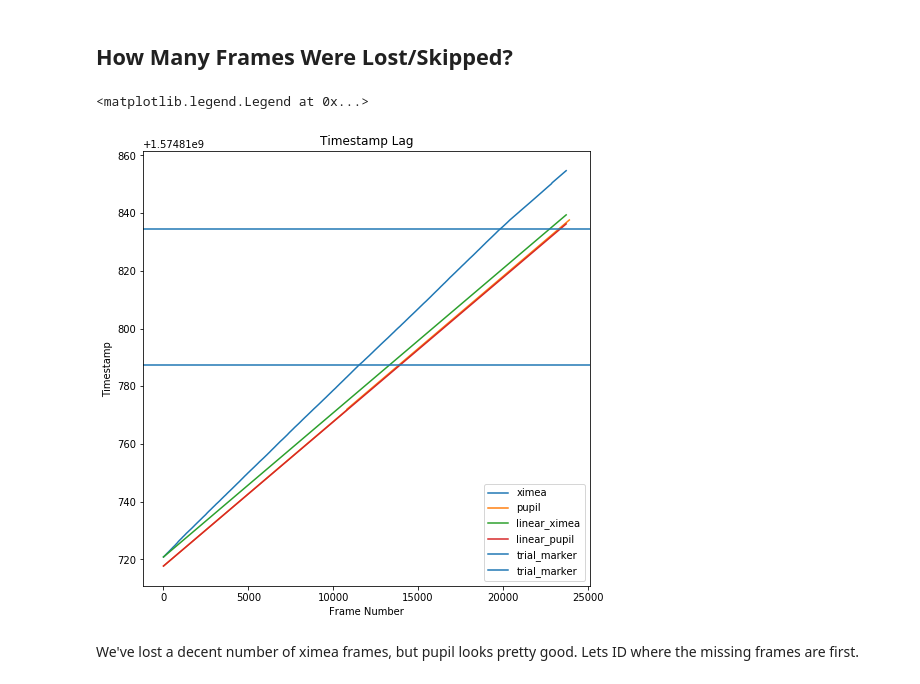
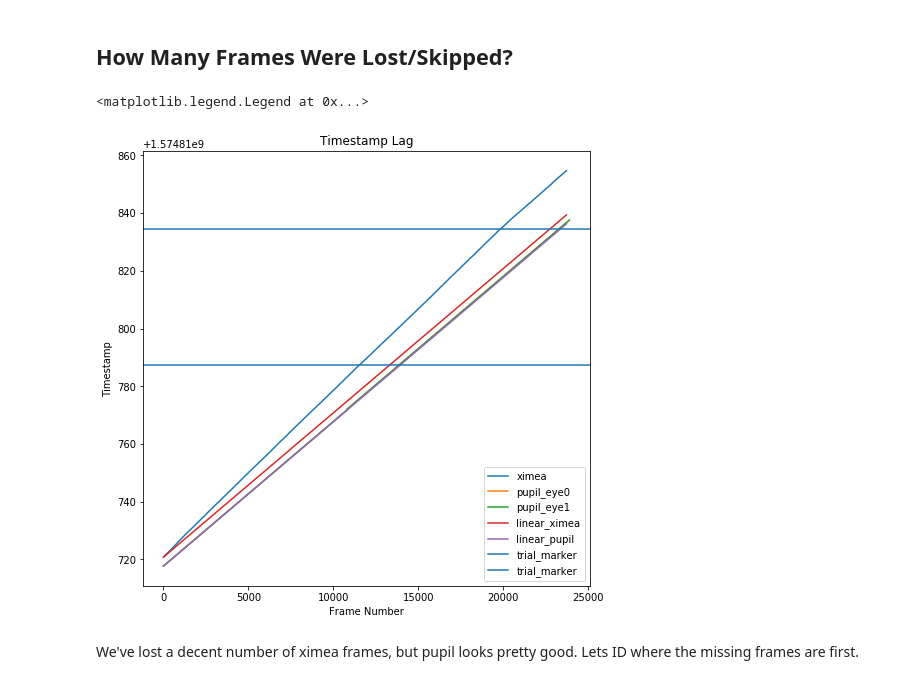
Before and after one commit to vdutell/st-bravo_analysis, a Jupyter notebook: 1. Readin_Match_Timestamps.ipynb, the cells around one changed output. Saved outputs shown, nothing was run; the diff lists cells and outputs as text; code cells hidden in the pictures.

Commit message:
use pupil timestamps from world cam overlay when matching timestamps

```diff
--- a/1. Readin_Match_Timestamps.ipynb
+++ b/1. Readin_Match_Timestamps.ipynb
@@ -35,7 +35,8 @@ ximea_timestamp_file = os.path.join(trial_directory, 'scene_camera', f'timestamp
 ximea_timesync_file = os.path.join(trial_directory, 'scene_camera', f'timestamp_camsync_{example_camera}.tsv')
 
 #pupil (eye cameras)
-pupil_timestamp_file = os.path.join(trial_directory, 'eye_camera','000', 'pupil_timestamps.npy')
+#pupil_timestamp_file = os.path.join(trial_directory, 'eye_camera','000', 'pupil_timestamps.npy')
+pupil_timestamp_file = os.path.join(trial_directory, 'eye_camera','000','exports','000','pupil_positions.csv')
 pupil_annotations_file = os.path.join(trial_directory, 'eye_camera','000', 'annotation_timestamps.npy')
 
 analysis_folder = os.path.join(output_dir, example_subject, example_trial,'')
@@ -61,0 +73,6 @@ Time Drift pre to post: 0.018285096399949907 seconds
+# %%
+import datatable as dt
+pupil_positions = dt.fread(pupil_timestamp_file)
+
+pupil_positions = pupil_positions[:,[0,1,2,4,5]]
+pupil_positions[:5,:]
@@ -62,43 +88,49 @@ Time Drift pre to post: 0.018285096399949907 seconds
+# %%
+pupil_eye_0 = np.array(pupil_positions)[np.where(np.array(pupil_positions)[:,2]==1)[0],:]
+pupil_eye_1 = np.array(pupil_positions)[np.where(np.array(pupil_positions)[:,2]==0)[0],:]
 # %% [markdown]
 ## How Many Frames Were Lost/Skipped?
 # %%
 pupil_num='000'
 
-pupil_ts = np.load(pupil_timestamp_file)[::2]
+pupil_ts_eye0 = pupil_eye_0[:,0]
+pupil_ts_eye1 = pupil_eye_1[:,0]
+
 #pupil_ts_gaze = np.load(os.path.join(pupil_save_dir_name, pupil_num, 'gaze_timestamps.npy'))
 #pupil_ts_eye0 = np.load(os.path.join(pupil_save_dir_name, pupil_num, 'eye0_timestamps.npy'))
 #pupil_ts_eye1 = np.load(os.path.join(pupil_save_dir_name, pupil_num, 'eye1_timestamps.npy'))
 pupil_annotations = np.load(pupil_annotations_file)
 
 #ximea timestamps
 with open(ximea_timestamp_converted_path, 'r') as f:
     timestamps_ximea = list(zip(line.strip().split('\t') for line in f))
     timestamps_ximea = np.squeeze(np.array(timestamps_ximea[1:]).astype('float'))
     timestamps_ximea = timestamps_ximea[:,-1]
 
 linear_ximea = np.arange(0,len(timestamps_ximea)*0.005, 0.005)+timestamps_ximea[0]
-linear_pupil = np.arange(0, len(timestamps_ximea)*0.005, 0.005)+pupil_ts[0]
+linear_pupil = np.arange(0, len(timestamps_ximea)*0.005, 0.005)+pupil_ts_eye0[0]
 
 plt.figure(figsize=(8,8))
 plt.plot(timestamps_ximea, label='ximea')
-plt.plot(pupil_ts, label='pupil')
+plt.plot(pupil_ts_eye0, label='pupil_eye0')
+plt.plot(pupil_ts_eye1, label='pupil_eye1')
 #plt.plot(pupil_ts_gaze, label='gaze')
 # plt.plot(pupil_ts_eye0, label='vid_eye0')
 # plt.plot(pupil_ts_eye1, label='vid_eye1')
 plt.plot(linear_ximea, label='linear_ximea')
 plt.plot(linear_pupil, label='linear_pupil')
 
 [plt.axhline(pupil_annotations[i], label='trial_marker') for i in range(len(pupil_annotations))]
 #plt.axhline(pupil_annotations[1], label='trial_marker')
 
 plt.legend()
 plt.xlabel('Frame Number')
 plt.ylabel('Timestamp')
 plt.title('Timestamp Lag')
 plt.legend()
 # %% [output]
 <matplotlib.legend.Legend at 0x...>
-[figure, old version]
+[figure, new version]
 # %% [markdown]
 We've lost a decent number of ximea frames, but pupil looks pretty good. Lets ID where the missing frames are first.
 # %%
```
Also changed, not shown: parts of 7 cells of this notebook, 1 other file.
